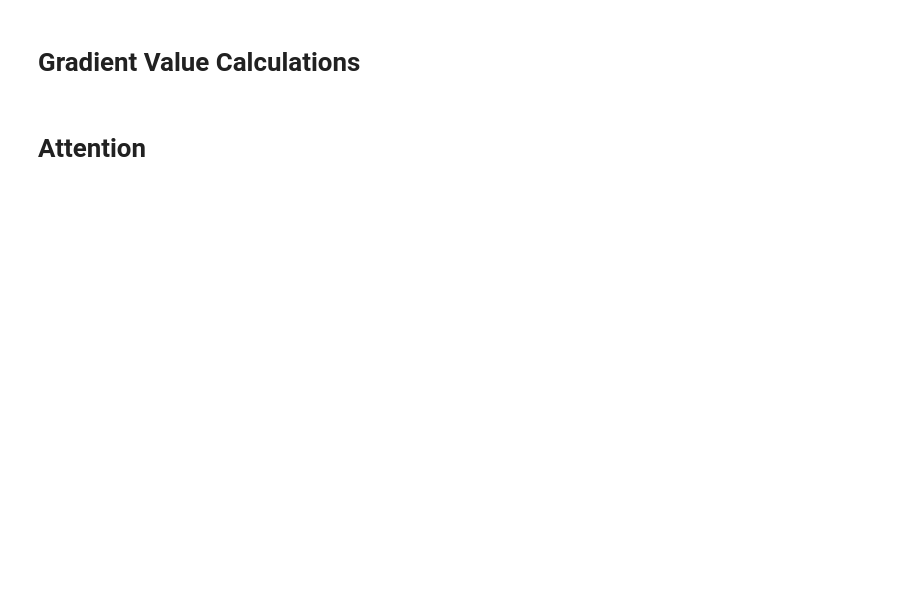
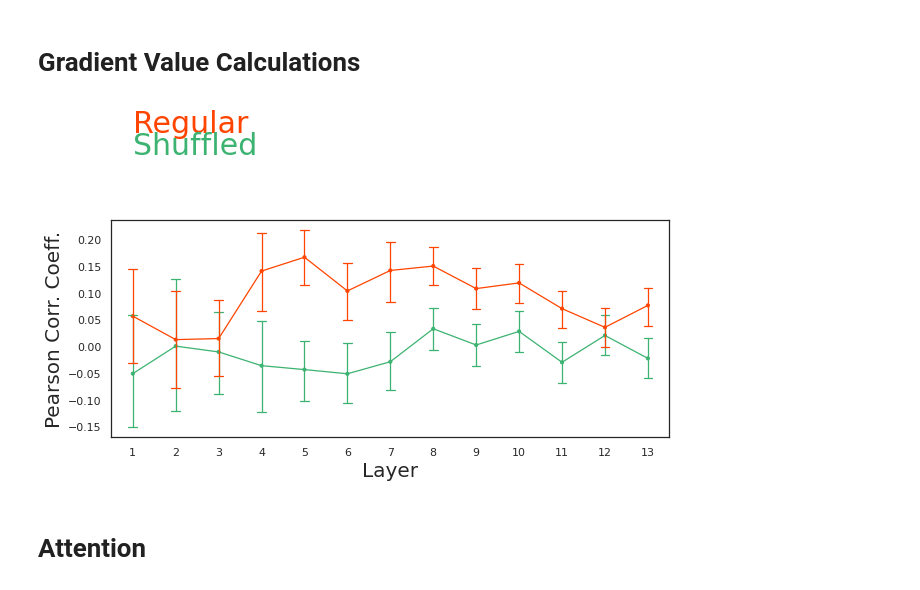
Before and after one commit to soukhind2/vgg16obj, a Jupyter notebook: Merge_set.ipynb, the cells around one changed output. Cells and saved outputs as stored; diff of their text form; code cells hidden in the pictures; blank space fills up the shorter version.

```diff
--- a/Merge_set.ipynb
+++ b/Merge_set.ipynb
@@ -336,3 +396,40 @@ ax.set_ylim([0,10])
 # %% [markdown]
 # Gradient Value Calculations
+# %%
+calc_gradient_val = 0
+if calc_gradient_val:
+  d_train = data_train.reshape([900,224,224,3])
+  labels = np.array([0] * 75 + [1]*75 + [2] * 75 + [3] * 75 + [4] * 75 + [5] * 75 +
+                    [0] * 75 + [1]*75 + [2] * 75 + [3] * 75 + [4] * 75 + [5] * 75)
+  layer_names = [layer.name for layer in model.layers if 'conv' in layer.name]
+  cat_grads = [[[] for j in range(len(layer_names))] for i in range(ncats)]
+
+
+  start = time.time()
+  for i in range(ncats):
+    idx = list(np.where(labels == i))
+    cat_grads[i] = gc.calc_avg_gradcam(d_train[idx],model,top_model)
+  print(f'Elapsed: {time.time() - start}s')
+
+  with open('gradient_val_cat_merged', 'wb') as fp:
+      pickle.dump(cat_grads, fp)
+# %%
+with open ('/content/drive/My Drive/obj/gradient_val_cat_merged', 'rb') as fp:
+    cat_grads = pickle.load(fp)
+
+#cat_grads = [[[-item for item in subl] for subl in level] for level in cat_grads_posivite]
+corr_all = st.calc_all_corrcoeff(fc,cat_grads)
+
+import random
+
+cat_grad_s = cat_grads.copy()
+random.shuffle(cat_grad_s)
+for cat in range(len(cat_grad_s)):
+  for layer in range(len(cat_grad_s[cat])):
+    random.shuffle(cat_grad_s[cat][layer])
+
+corr_shuff = st.calc_all_corrcoeff(fc,cat_grad_s)
+pt.plot_corr(corr_shuff,corr_all,figsize = (10,4))
+# %% [output]
+[figure, added]
 # %%
```
Also changed, not shown: parts of 25 cells of this notebook.
